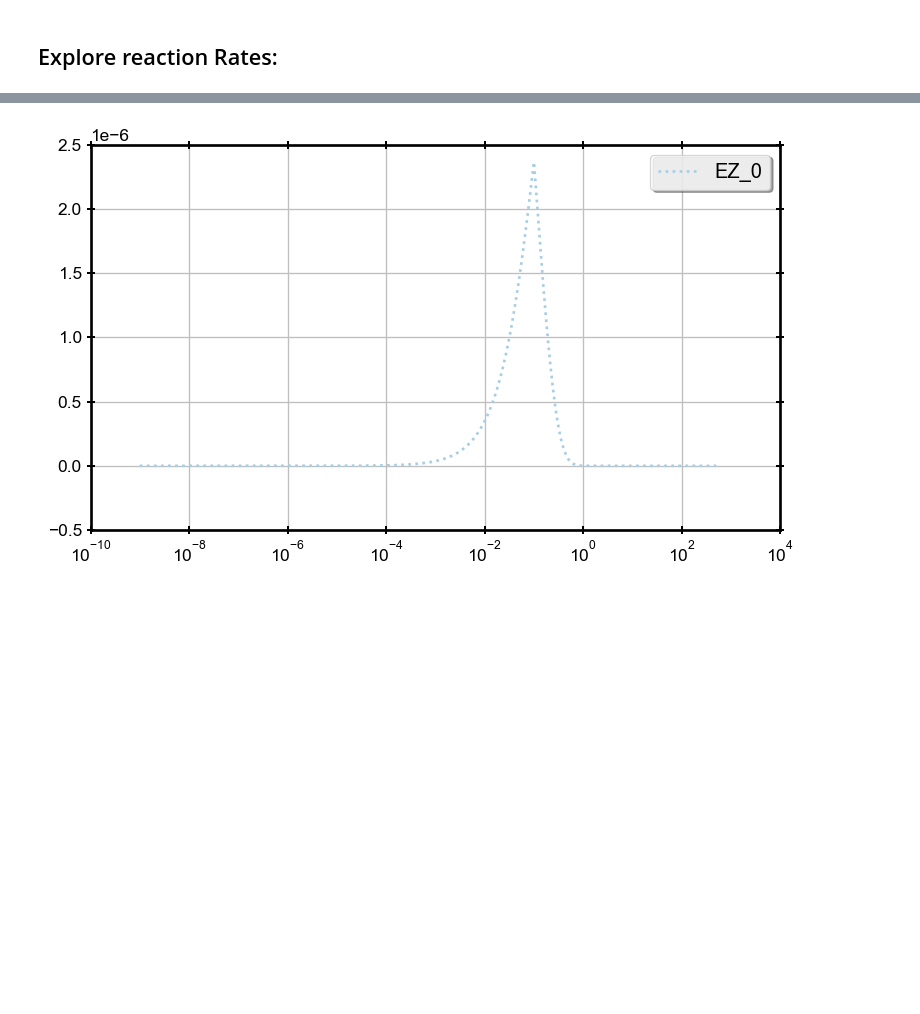
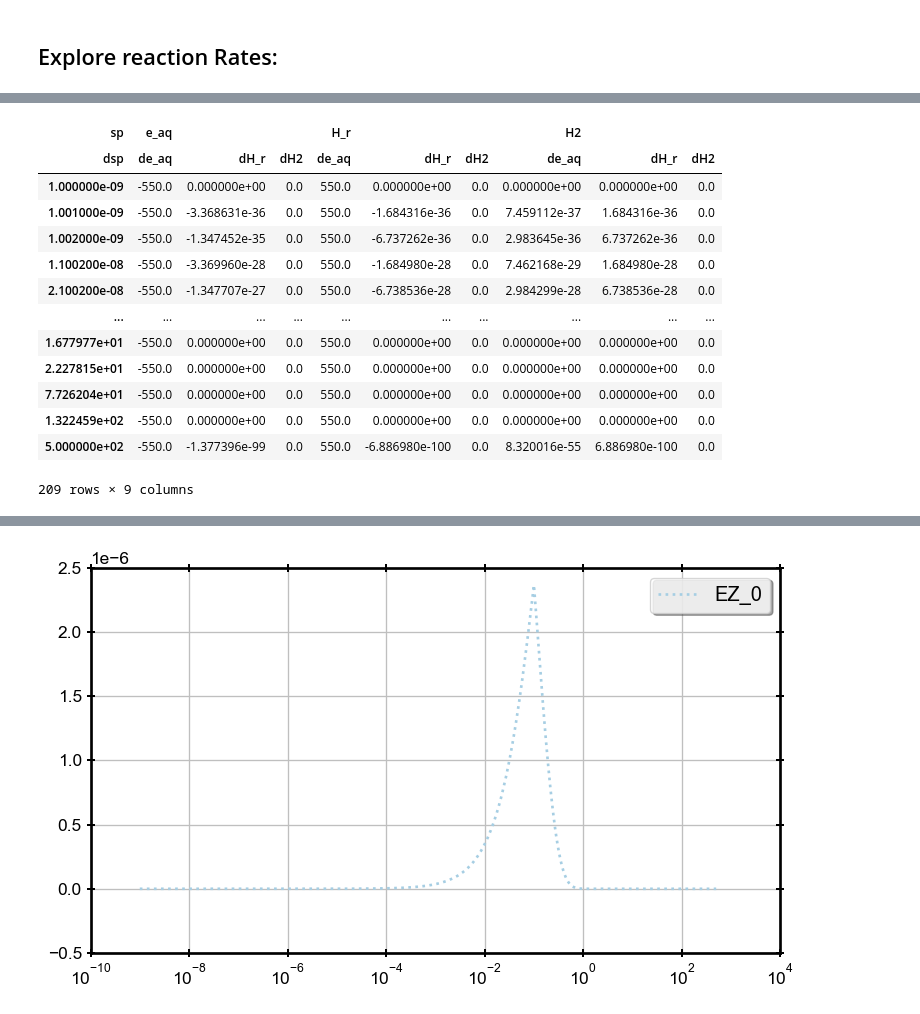
Before and after one commit to rtonneau/radiopyo, a Jupyter notebook: jupytest/water_radiolysis.ipynb, the cells around one changed output, grey strips where cells are left out. Saved outputs shown, nothing was run; the diff lists cells and outputs as text; code cells hidden in the pictures; blank space fills up the shorter version.

```diff
--- a/jupytest/water_radiolysis.ipynb
+++ b/jupytest/water_radiolysis.ipynb
@@ -192,0 +175,17 @@ df_b
+# %%
+df_j
+# %% [output]
+| sp | e_aq |  |  | H_r |  |  | H2 |  |  |
+| dsp | de_aq | dH_r | dH2 | de_aq | dH_r | dH2 | de_aq | dH_r | dH2 |
+| 1.000000e-09 | -550.0 | 0.000000e+00 | 0.0 | 550.0 | 0.000000e+00 | 0.0 | 0.000000e+00 | 0.000000e+00 | 0.0 |
+| 1.001000e-09 | -550.0 | -3.368631e-36 | 0.0 | 550.0 | -1.684316e-36 | 0.0 | 7.459112e-37 | 1.684316e-36 | 0.0 |
+| 1.002000e-09 | -550.0 | -1.347452e-35 | 0.0 | 550.0 | -6.737262e-36 | 0.0 | 2.983645e-36 | 6.737262e-36 | 0.0 |
+| 1.100200e-08 | -550.0 | -3.369960e-28 | 0.0 | 550.0 | -1.684980e-28 | 0.0 | 7.462168e-29 | 1.684980e-28 | 0.0 |
+| 2.100200e-08 | -550.0 | -1.347707e-27 | 0.0 | 550.0 | -6.738536e-28 | 0.0 | 2.984299e-28 | 6.738536e-28 | 0.0 |
+| ... | ... | ... | ... | ... | ... | ... | ... | ... | ... |
+| 1.677977e+01 | -550.0 | 0.000000e+00 | 0.0 | 550.0 | 0.000000e+00 | 0.0 | 0.000000e+00 | 0.000000e+00 | 0.0 |
+| 2.227815e+01 | -550.0 | 0.000000e+00 | 0.0 | 550.0 | 0.000000e+00 | 0.0 | 0.000000e+00 | 0.000000e+00 | 0.0 |
+| 7.726204e+01 | -550.0 | 0.000000e+00 | 0.0 | 550.0 | 0.000000e+00 | 0.0 | 0.000000e+00 | 0.000000e+00 | 0.0 |
+| 1.322459e+02 | -550.0 | 0.000000e+00 | 0.0 | 550.0 | 0.000000e+00 | 0.0 | 0.000000e+00 | 0.000000e+00 | 0.0 |
+| 5.000000e+02 | -550.0 | -1.377396e-99 | 0.0 | 550.0 | -6.886980e-100 | 0.0 | 8.320016e-55 | 6.886980e-100 | 0.0 |
+209 rows × 9 columns
```
Also changed, not shown: parts of 33 cells of this notebook, 6 other files.
